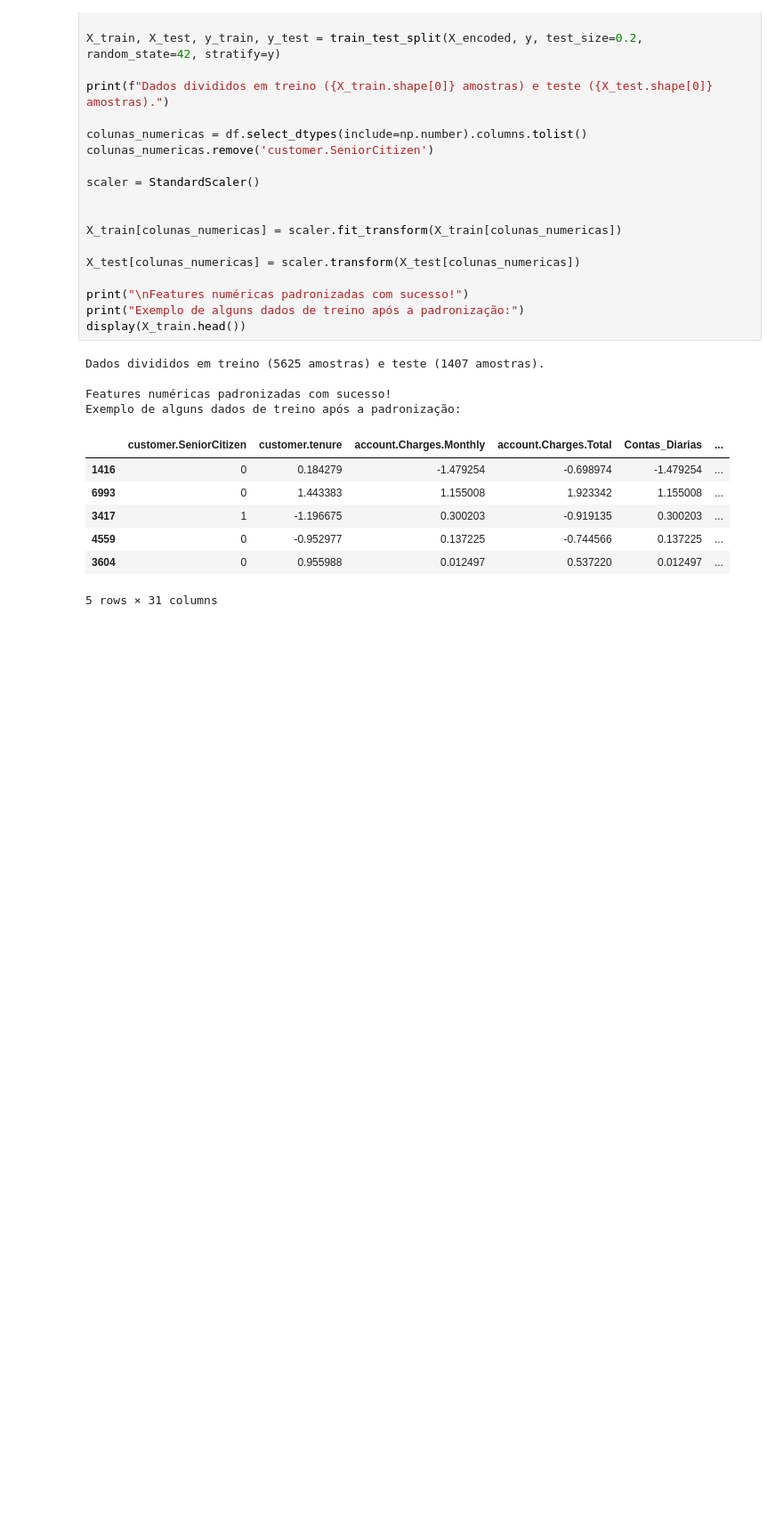
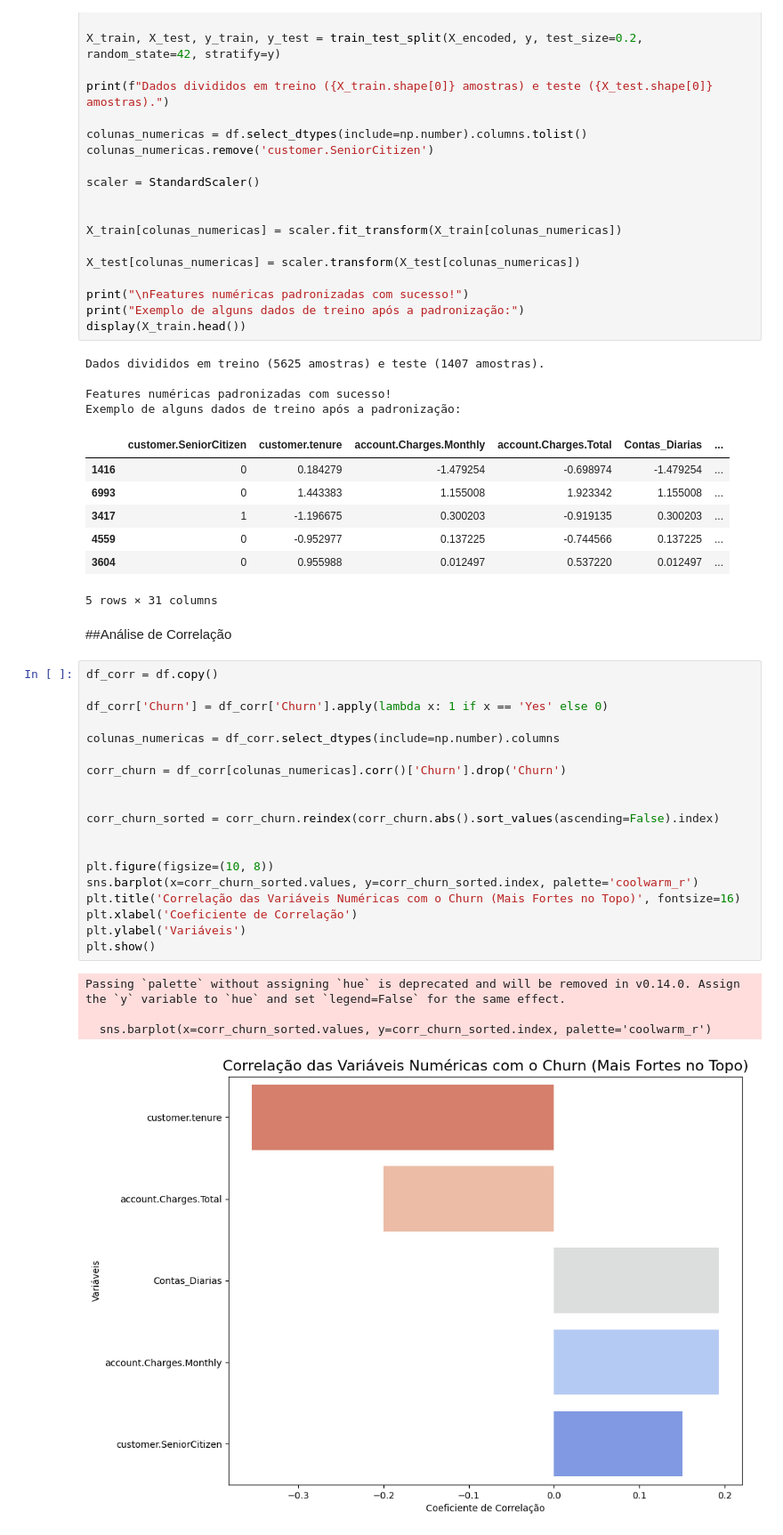
Before and after one commit to Wolfinmoon/telecomX_pt-2, a Jupyter notebook: TelecomX_pt_2.ipynb, the cells around one changed output. Shown: that part at 89% size. Saved outputs shown, nothing was run; the diff lists cells and outputs as text; blank space fills up the shorter version.

```diff
--- a/TelecomX_pt_2.ipynb
+++ b/TelecomX_pt_2.ipynb
@@ -118,3 +118,29 @@ Exemplo de alguns dados de treino após a padronização:
 | 4559 | 0 | -0.952977 | 0.137225 | -0.744566 | 0.137225 | ... |
 | 3604 | 0 | 0.955988 | 0.012497 | 0.537220 | 0.012497 | ... |
 5 rows × 31 columns
+# %% [markdown]
+##Análise de Correlação
+# %%
+df_corr = df.copy()
+
+df_corr['Churn'] = df_corr['Churn'].apply(lambda x: 1 if x == 'Yes' else 0)
+
+colunas_numericas = df_corr.select_dtypes(include=np.number).columns
+
+corr_churn = df_corr[colunas_numericas].corr()['Churn'].drop('Churn')
+
+
+corr_churn_sorted = corr_churn.reindex(corr_churn.abs().sort_values(ascending=False).index)
+
+
+plt.figure(figsize=(10, 8))
+sns.barplot(x=corr_churn_sorted.values, y=corr_churn_sorted.index, palette='coolwarm_r')
+plt.title('Correlação das Variáveis Numéricas com o Churn (Mais Fortes no Topo)', fontsize=16)
+plt.xlabel('Coeficiente de Correlação')
+plt.ylabel('Variáveis')
+plt.show()
+# %% [output]
+Passing `palette` without assigning `hue` is deprecated and will be removed in v0.14.0. Assign the `y` variable to `hue` and set `legend=False` for the same effect.
+
+  sns.barplot(x=corr_churn_sorted.values, y=corr_churn_sorted.index, palette='coolwarm_r')
+[figure, added]
```
Also changed, not shown: parts of 17 cells of this notebook.
